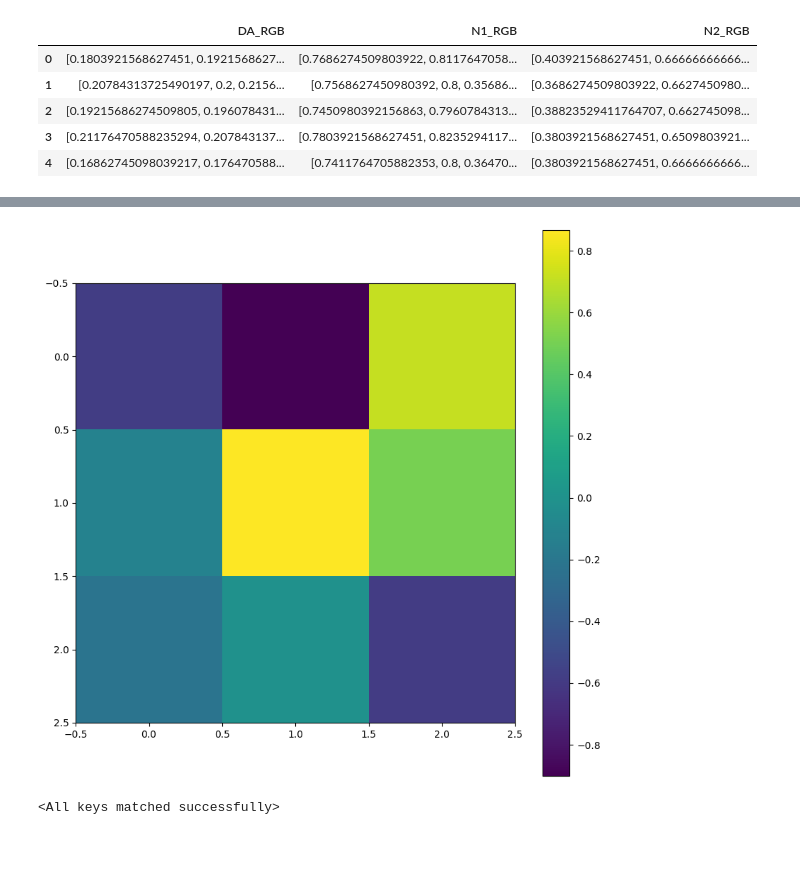
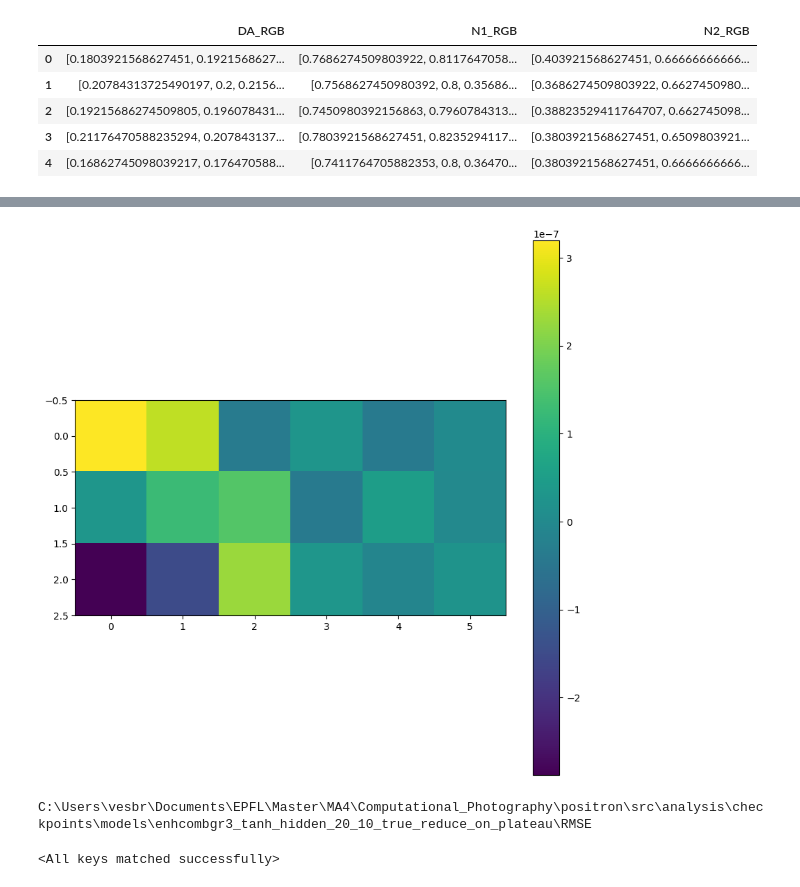
Before and after one commit to vigarov/positron, a Jupyter notebook: src/analysis/basic_fitter.ipynb, the cells around one changed output, grey strips where cells are left out. Cells and saved outputs as stored; diff of their text form; code cells hidden in the pictures; blank space fills up the shorter version.

```diff
--- a/src/analysis/basic_fitter.ipynb
+++ b/src/analysis/basic_fitter.ipynb
@@ -236,11 +329,11 @@ def train_predictor(config:Config,df,model_fn:Callable[[Config],nn.Module],
     if generator is None:
         generator = torch.Generator()
         generator.manual_seed(REPRO_SEED)
-    train_dataloader, eval_dataloader, test_dataset = dataloader_fn(config,df,generator)
+    train_dataloader, eval_dataloader, test_dataset = dataloader_fn(config,df,generator,rgb_lab=2)
     epochs = config["epochs"]
     model = model_fn(config).to(device)
     optimizer = torch.optim.AdamW(model.parameters(), lr=config['base_lr'], eps=1e-6,amsgrad=True)
-    loss_fn = torch.nn.MSELoss(reduction="sum") # Minimizing the MSE loss corresponds to minimizing Delta E LAB
+    loss_fn = cud_like_loss# torch.nn.MSELoss(reduction="sum") # Minimizing the MSE loss corresponds to minimizing Delta E LAB
 
     # LR scheduler
     lr_scheduler = get_scheduler(config, optimizer, len(train_dataloader))
@@ -280,6 +373,7 @@ def train_predictor(config:Config,df,model_fn:Callable[[Config],nn.Module],
             if tqdm_train:
                 train_iterator.set_postfix({"loss": f"{gl/c:6.3f}"})
             loss.backward()
+            torch.nn.utils.clip_grad_norm_(model.parameters(),2)
             optimizer.step()
             optimizer.zero_grad(set_to_none=True)
 
@@ -380,7 +527,7 @@ class OneHiddenLayerNN(nn.Module):
 
         self.seq = nn.Sequential(
             nn.Linear(3,config['hidden_size']),
-            nn.Tanh(),
+            nn.Sigmoid(),
             nn.Linear(config['hidden_size'],3)
         )
         self.linear = nn.Linear(3,3)
@@ -561,13 +708,13 @@ def get_linear_model_config():
             'bs': 1, # Training batch size --> 1 = GD (not SGD)
             'base_lr': 1*(10**-1), # Starting learning rate,
             'end_lr': 1*(10**-4), # Smallest lr you will converge to
-            'epochs': 100, # epochs
+            'epochs': 25, # epochs
             'warmup_epochs': 2, # number of warmup epochs
-            'hidden_size': 15,
+            'hidden_size': 10,
             "keep_one_source": True,
             "scheduler_type": "reduce_on_plateau",
             "keep_one_source":True,
-            },name="gr3_tanh_hidden",name_features=["hidden_size","keep_one_source","scheduler_type"])
+            },name="rgb_tanh",name_features=["hidden_size","keep_one_source","scheduler_type"])
 
 
 def get_comb_model(config:Config):
@@ -578,8 +725,8 @@ def get_comb_model_config():
             'tt_split': 0.8, # Train-test split
             'bs': 1, # Training batch size --> 1 = GD (not SGD)
             'base_lr': 1*(10**-1), # Starting learning rate,
-            'end_lr': 1*(10**-4), # Smallest lr you will converge to
-            'epochs': 100, # epochs
+            'end_lr': 1*(10**-3), # Smallest lr you will converge to
+            'epochs': 20, # epochs
             'warmup_epochs': 2, # number of warmup epochs
             'hidden_size': 10,
             "keep_one_source": True,
@@ -587,7 +734,7 @@ def get_comb_model_config():
             "keep_one_source":True,
             },name="enhcombgr3_tanh_hidden",name_features=["hidden_size","keep_one_source","scheduler_type"])
 # %%
-model, save_dir, all_results, all_losses, test_dataset = train_predictor(get_comb_model_config(),per_pixel,get_comb_model,get_lab_dataloaders,override_previous_dir=True,print_validation=True,tqdm_train=True, generator=None)
+model, save_dir, all_results, all_losses, test_dataset = train_predictor(get_comb_model_config(),per_pixel,get_comb_model,get_rgb_dataloaders,override_previous_dir=True,print_validation=True,tqdm_train=True, generator=None)
 # %% [output]
 Using device: cuda
 Device name: NVIDIA GeForce RTX 2060
@@ -619,16 +746,16 @@ Reached worse RMSE on validation set three epochs in a row, early stopping the t
 # %%
 def visualize_model_weights(model:OneHiddenLayerNN|CombHiddenLayerNN|EnhCombHiddenLayerNN):
     # The model is a shallow neural network with one hidden layer
     # It converts 3D LAB values from a negative image to expected 3D LAB values of the positive (taking care of the color filter)
-    weights = (model.lab_linear if "comb" not in dir(model) else model.final_comb if "enh" in dir(model) else model.lab_comb).weight.data.cpu().numpy()
+    weights = (model.lab_linear if "comb" not in dir(model) else model.final_comb if "enh" in dir(model) else model.comb).weight.data.cpu().numpy()
     plt.figure(figsize=(10,10))
     plt.imshow(weights)
     plt.colorbar()
     plt.show()
 
 visualize_model_weights(model)
 # %% [output]
-[figure, old version]
+[figure, new version]
 # %%
 def visualize_one_sample(gt, x, pred):
     fig, ax = plt.subplots(figsize=(8, 6))
@@ -682,13 +811,15 @@ def viz_sample(model,test_ds,idx):
     x = x.detach().cpu().numpy()
     visualize_one_sample(gt,x,pred)
 # %%
-best_model_path = f"{OUT_PATH}\\models\\combgr3_tanh_hidden_100_10_true_reduce_on_plateau\\RMSE\\"
+best_model_path = f"{OUT_PATH}\\models\\enhcombgr3_tanh_hidden_20_10_true_reduce_on_plateau\\RMSE\\"
+print(Path(best_model_path).resolve())
 with open(best_model_path+"config.pkl","rb") as f:
     best_model_config = pkl.load(f)
-best_model = EnhCombHiddenLayerNN(best_model_config) if "enh" in best_model_path else CombHiddenLayerNN(best_model_config) if "comb" in best_model_path else OneHiddenLayerNN(best_model_config)
+best_model =  CombHiddenLayerNN(best_model_config) if "comb" in best_model_path else OneHiddenLayerNN(best_model_config)
 best_model.load_state_dict(torch.load(best_model_path+"model.pt"))
 # %% [output]
-<All keys matched successfully>
+C:\Users\vesbr\Documents\EPFL\Master\MA4\Computational_Photography\positron\src\analysis\checkpoints\models\enhcombgr3_tanh_hidden_20_10_true_reduce_on_plateau\RMSE
+<All keys matched successfully>
 # %%
 
 viz_sample(best_model,test_dataset,random.randint(0,len(test_dataset)))
```
Also changed, not shown: parts of 10 cells of this notebook, 37 other files.
